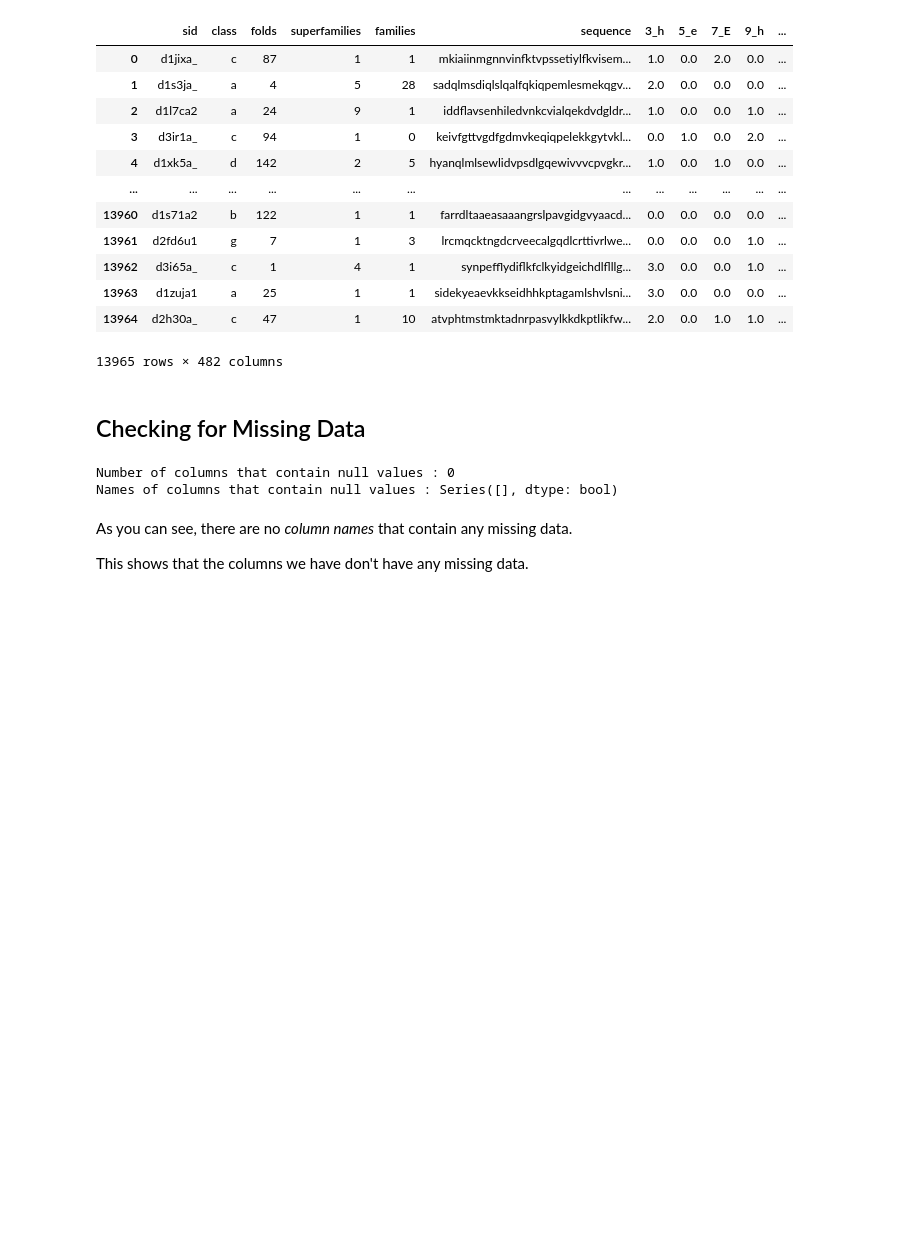
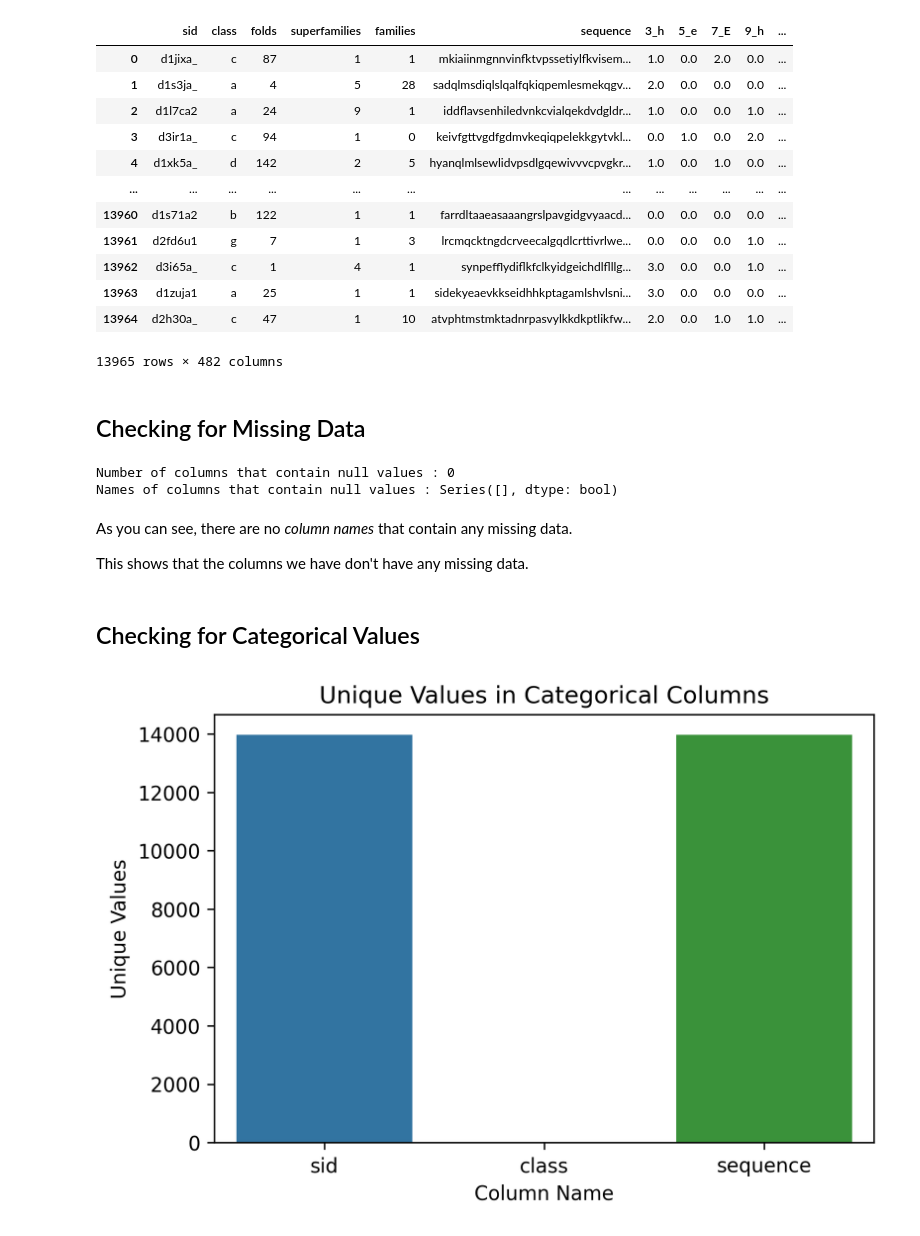
Before and after one commit to nizarmah/strucanti, a Jupyter notebook: main.ipynb, the cells around one changed output. Drawn from its saved outputs; the diff is of its cells as text; code cells hidden in the pictures; blank space fills up the shorter version.

```diff
--- a/main.ipynb
+++ b/main.ipynb
@@ -124,3 +124,16 @@ Names of columns that contain null values : Series([], dtype: bool)
 As you can see, there are no _column names_ that contain any missing data.
 
 This shows that the columns we have don't have any missing data.
+# %% [markdown]
+## Checking for Categorical Values
+# %%
+categorical_cols = [ col for col in dataset.columns if dataset[col].dtype == 'object' ]
+
+sns.barplot(x=categorical_cols, y=dataset[categorical_cols].nunique())
+
+plt.title('Unique Values in Categorical Columns')
+plt.xlabel('Column Name')
+plt.ylabel('Unique Values')
+plt.show()
+# %% [output]
+[figure, added]
```
Also changed, not shown: parts of 6 cells of this notebook.
